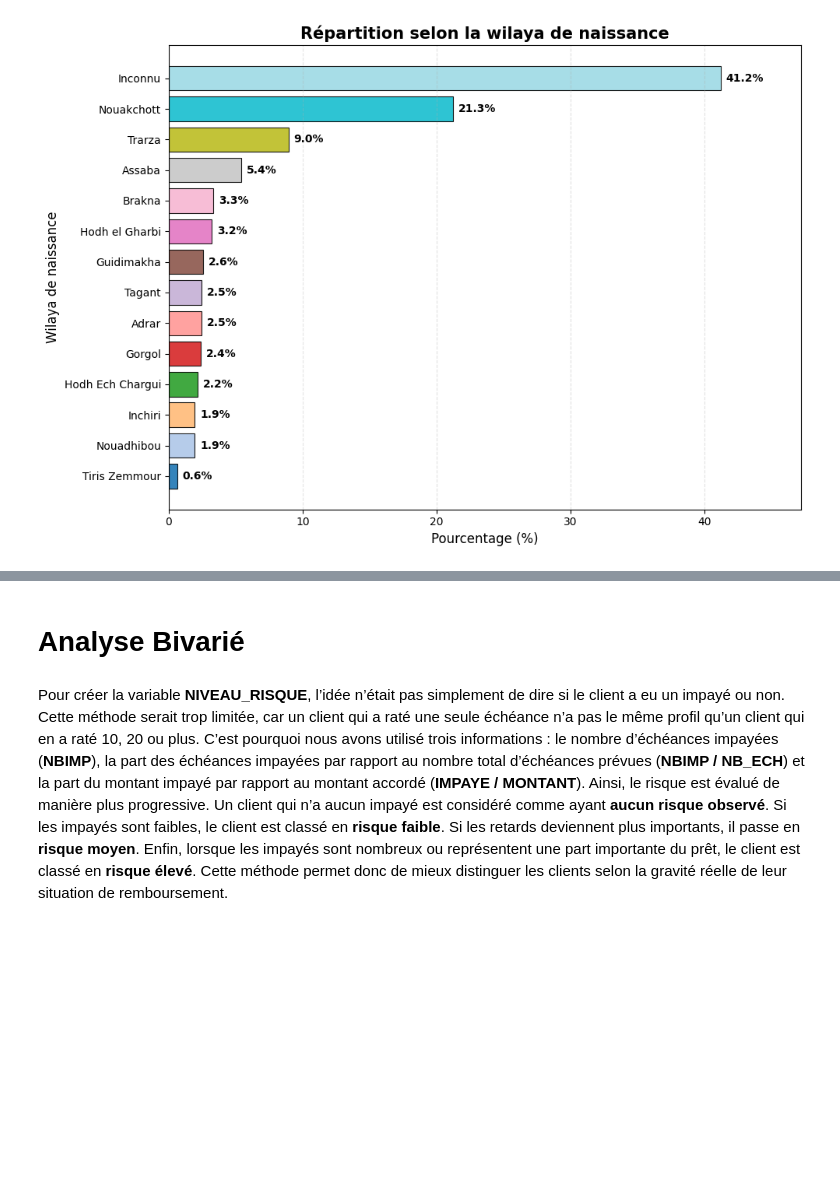
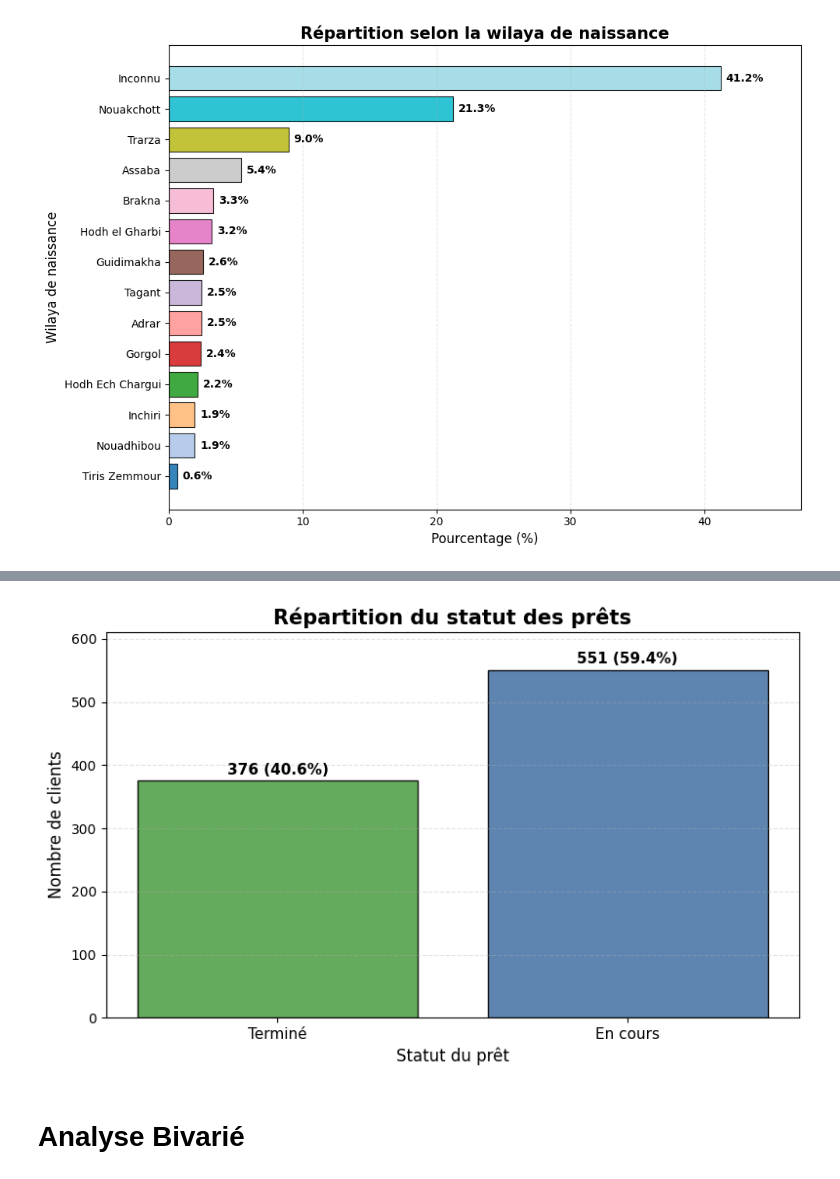
Before and after one commit to medmoude/cdd-credit-risk-scoring, a Jupyter notebook: main.ipynb, the cells around one changed output, grey strips where cells are left out. Saved outputs shown, nothing was run; the diff lists cells and outputs as text; code cells hidden in the pictures; blank space fills up the shorter version.

```diff
--- a/main.ipynb
+++ b/main.ipynb
@@ -607,4 +578,46 @@ plt.show()
+# %%
+# Counts and percentages
+counts = df['STATUT_PRET'].value_counts().reindex(['Terminé', 'En cours'])
+percentages = df['STATUT_PRET'].value_counts(normalize=True).mul(100).reindex(['Terminé', 'En cours'])
+
+# Clean colors
+colors = ['#54A24B', '#4C78A8']  # green, blue
+
+plt.figure(figsize=(8, 5))
+
+bars = plt.bar(
+    counts.index,
+    counts.values,
+    color=colors,
+    edgecolor='black',
+    linewidth=1,
+    alpha=0.9
+)
+
+# Add count and percentage on each bar
+for i, bar in enumerate(bars):
+    height = bar.get_height()
+    plt.text(
+        bar.get_x() + bar.get_width() / 2,
+        height + 5,
+        f"{int(counts.iloc[i])} ({percentages.iloc[i]:.1f}%)",
+        ha='center',
+        va='bottom',
+        fontsize=11,
+        fontweight='bold'
+    )
+
+plt.title("Répartition du statut des prêts", fontsize=15, fontweight='bold')
+plt.xlabel("Statut du prêt", fontsize=12)
+plt.ylabel("Nombre de clients", fontsize=12)
+
+plt.xticks(rotation=0, fontsize=11)
+plt.ylim(0, counts.max() + 60)
+
+plt.grid(axis='y', linestyle='--', alpha=0.35)
+plt.tight_layout()
+plt.show()
+# %% [output]
+[figure, added]
 # %% [markdown]
 # Analyse Bivarié
-# %% [markdown]
-Pour créer la variable **NIVEAU_RISQUE**, l’idée n’était pas simplement de dire si le client a eu un impayé ou non. Cette méthode serait trop limitée, car un client qui a raté une seule échéance n’a pas le même profil qu’un client qui en a raté 10, 20 ou plus. C’est pourquoi nous avons utilisé trois informations : le nombre d’échéances impayées (**NBIMP**), la part des échéances impayées par rapport au nombre total d’échéances prévues (**NBIMP / NB_ECH**) et la part du montant impayé par rapport au montant accordé (**IMPAYE / MONTANT**). Ainsi, le risque est évalué de manière plus progressive. Un client qui n’a aucun impayé est considéré comme ayant **aucun risque observé**. Si les impayés sont faibles, le client est classé en **risque faible**. Si les retards deviennent plus importants, il passe en **risque moyen**. Enfin, lorsque les impayés sont nombreux ou représentent une part importante du prêt, le client est classé en **risque élevé**. Cette méthode permet donc de mieux distinguer les clients selon la gravité réelle de leur situation de remboursement.
```
Also changed, not shown: parts of 10 cells of this notebook, 2 other files.
